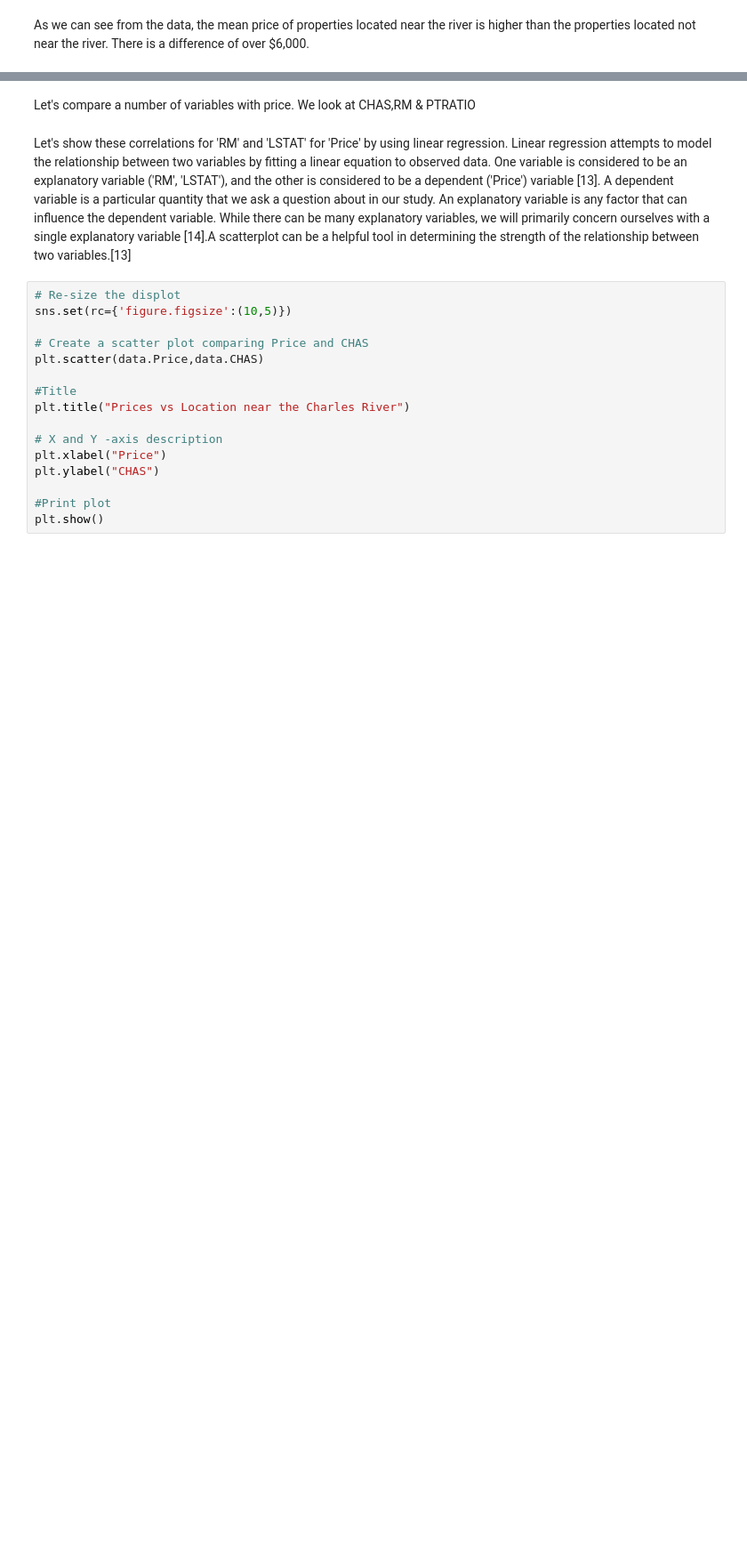
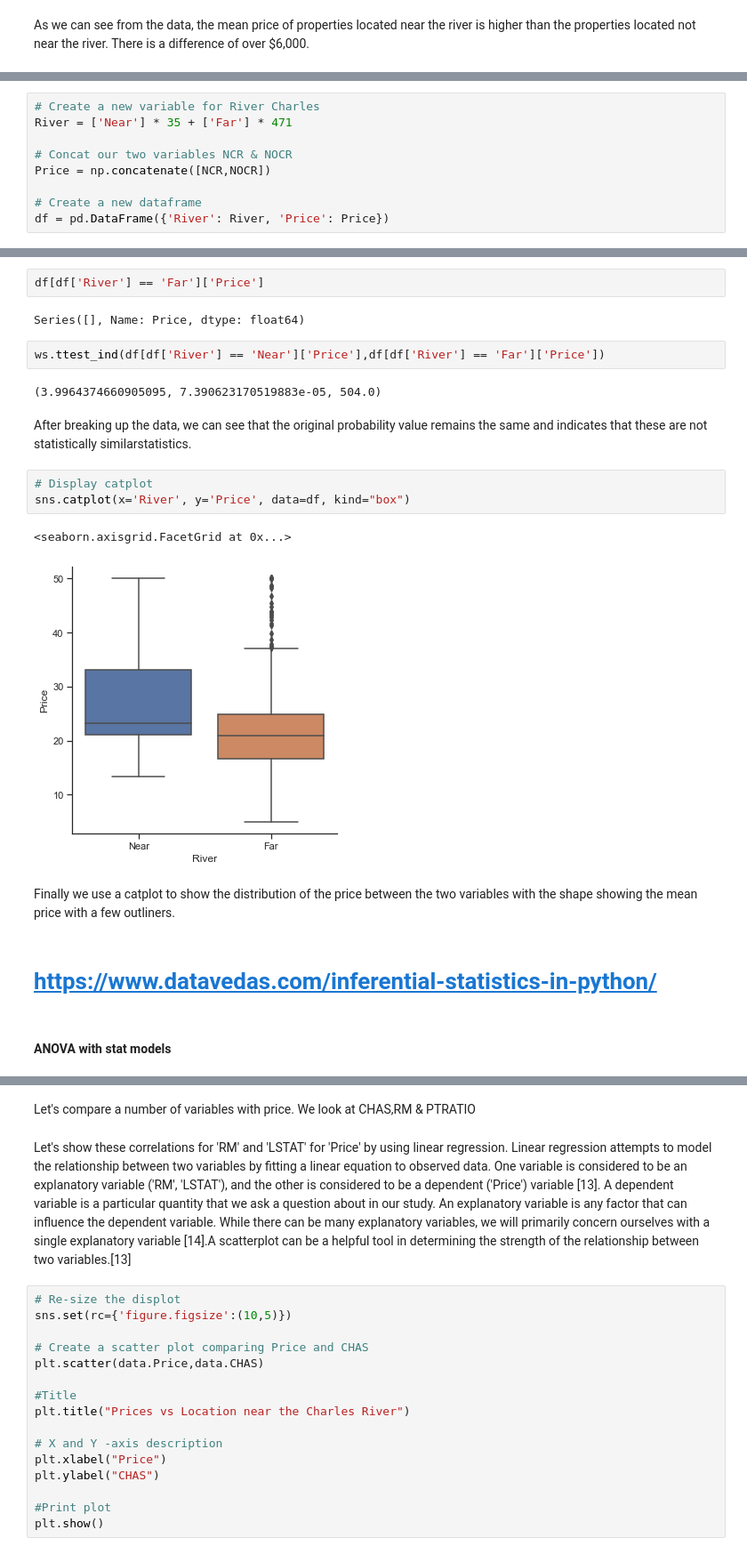
Before and after one commit to JohnADeady/ML-S-Project, a Jupyter notebook: Boston House Prices.ipynb, the cells around one changed output, grey strips where cells are left out. Shown: that part at 89% size. Cells and saved outputs as stored; diff of their text form; blank space fills up the shorter version.

```diff
--- a/Boston House Prices.ipynb
+++ b/Boston House Prices.ipynb
@@ -190,0 +224,9 @@ ttest lectures
+# %%
+# Create a new variable for River Charles
+River = ['Near'] * 35 + ['Far'] * 471
+
+# Concat our two variables NCR & NOCR
+Price = np.concatenate([NCR,NOCR])
+
+# Create a new dataframe
+df = pd.DataFrame({'River': River, 'Price': Price})
@@ -190,0 +253,22 @@ ttest lectures
+# %%
+df[df['River'] == 'Far']['Price']
+# %% [output]
+Series([], Name: Price, dtype: float64)
+# %%
+ws.ttest_ind(df[df['River'] == 'Near']['Price'],df[df['River'] == 'Far']['Price'])
+# %% [output]
+(3.9964374660905095, 7.390623170519883e-05, 504.0)
+# %% [markdown]
+After breaking up the data, we can see that the original probability value remains the same and indicates that these are not statistically similarstatistics.
+# %%
+# Display catplot
+sns.catplot(x='River', y='Price', data=df, kind="box")
+# %% [output]
+<seaborn.axisgrid.FacetGrid at 0x...>
+[figure, added]
+# %% [markdown]
+Finally we use a catplot to show the distribution of the price between the two variables with the shape showing the mean price with a few outliners.
+# %% [markdown]
+ # https://www.datavedas.com/inferential-statistics-in-python/
+# %% [markdown]
+#### ANOVA with stat models
```
Also changed, not shown: parts of 43 cells of this notebook.
